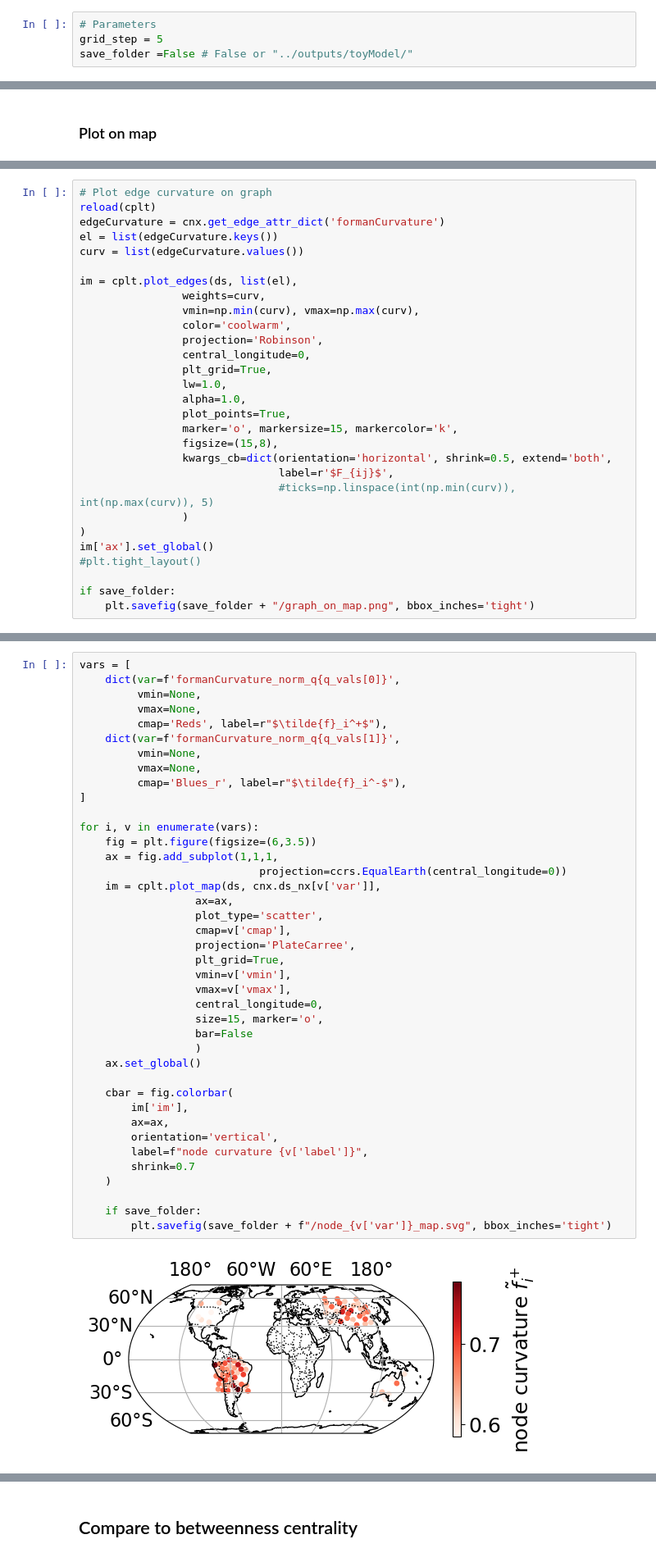
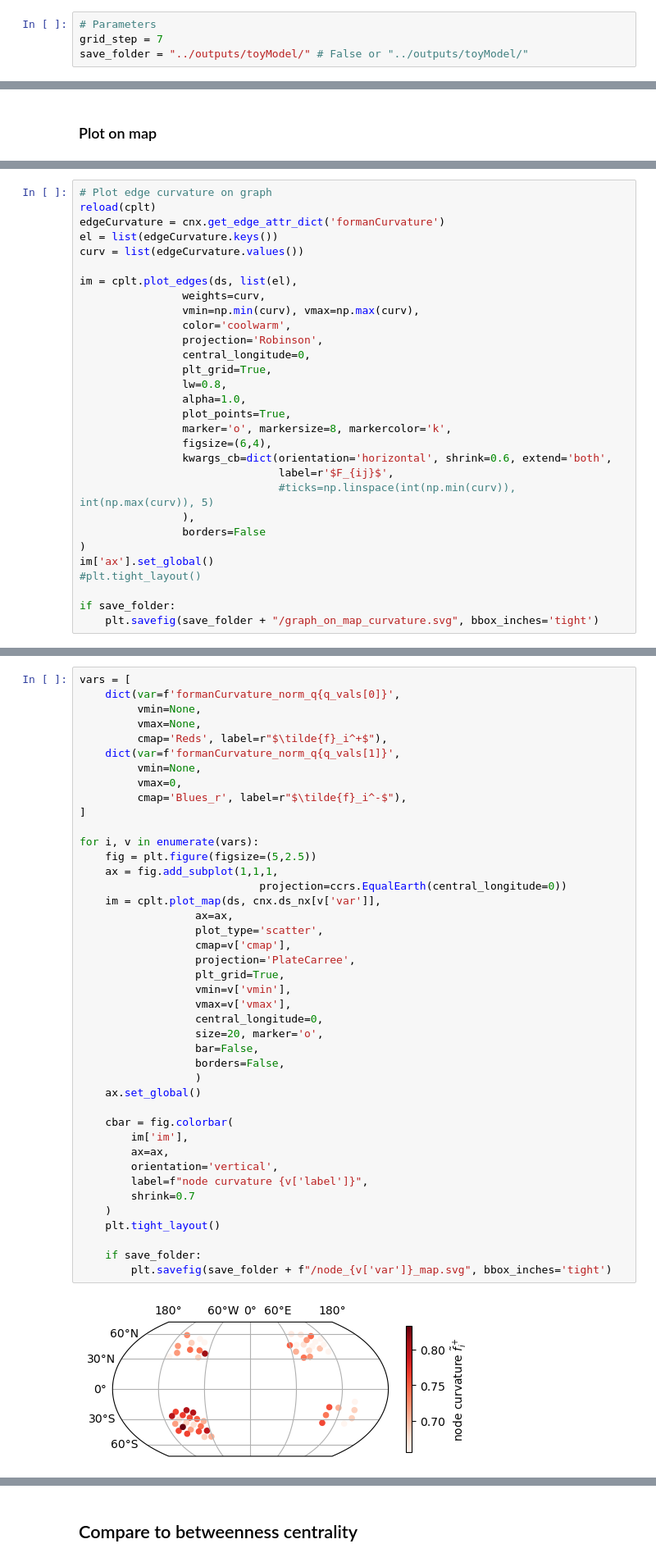
Before and after one commit to jakob-schloer/netcurvature, a Jupyter notebook: bin/toyModel_map.ipynb, the cells around one changed output, grey strips where cells are left out. Shown at 82% size. Drawn from its saved outputs; the diff is of its cells as text.

```diff
--- a/bin/toyModel_map.ipynb
+++ b/bin/toyModel_map.ipynb
@@ -19,8 +19,8 @@ import climnet.plots as cplt
 plt.style.use('paperplot.mplstyle')
 # %%
 # Parameters
-grid_step = 5
-save_folder =False # False or "../outputs/toyModel/"
+grid_step = 7
+save_folder = "../outputs/toyModel/" # False or "../outputs/toyModel/"
 # %%
 # Create Grid
 dist_equator = grid.degree2distance_equator(grid_step)
@@ -237,19 +268,20 @@ im = cplt.plot_edges(ds, list(el),
                 projection='Robinson',
                 central_longitude=0,
                 plt_grid=True,
-                lw=1.0,
+                lw=0.8,
                 alpha=1.0,
                 plot_points=True,
-                marker='o', markersize=15, markercolor='k',
-                figsize=(15,8),
-                kwargs_cb=dict(orientation='horizontal', shrink=0.5, extend='both',
+                marker='o', markersize=8, markercolor='k',
+                figsize=(6,4),
+                kwargs_cb=dict(orientation='horizontal', shrink=0.6, extend='both',
                                label=r'$F_{ij}$',
                                #ticks=np.linspace(int(np.min(curv)), int(np.max(curv)), 5)
-                )
+                ),
+                borders=False
 )
 im['ax'].set_global()
 #plt.tight_layout()
 
 if save_folder:
-    plt.savefig(save_folder + "/graph_on_map.png", bbox_inches='tight')
+    plt.savefig(save_folder + "/graph_on_map_curvature.svg", bbox_inches='tight')
 # %% [output]
@@ -291,37 +323,39 @@ vars = [
          cmap='Reds', label=r"$\tilde{f}_i^+$"),
     dict(var=f'formanCurvature_norm_q{q_vals[1]}',
          vmin=None,
-         vmax=None,
+         vmax=0,
          cmap='Blues_r', label=r"$\tilde{f}_i^-$"),
 ]
 
 for i, v in enumerate(vars):
-    fig = plt.figure(figsize=(6,3.5))
+    fig = plt.figure(figsize=(5,2.5))
     ax = fig.add_subplot(1,1,1,
                             projection=ccrs.EqualEarth(central_longitude=0))
     im = cplt.plot_map(ds, cnx.ds_nx[v['var']],
                   ax=ax,
                   plot_type='scatter',
                   cmap=v['cmap'],
                   projection='PlateCarree',
                   plt_grid=True,
                   vmin=v['vmin'],
                   vmax=v['vmax'],
                   central_longitude=0,
-                  size=15, marker='o',
-                  bar=False
+                  size=20, marker='o',
+                  bar=False,
+                  borders=False,
                   )
     ax.set_global()
 
     cbar = fig.colorbar(
         im['im'],
         ax=ax,
         orientation='vertical',
         label=f"node curvature {v['label']}",
         shrink=0.7
     )
+    plt.tight_layout()
 
     if save_folder:
         plt.savefig(save_folder + f"/node_{v['var']}_map.svg", bbox_inches='tight')
 # %% [output]
-[figure, old version]
+[figure, new version]
```
Also changed, not shown: parts of 18 cells of this notebook, 1 other file.
